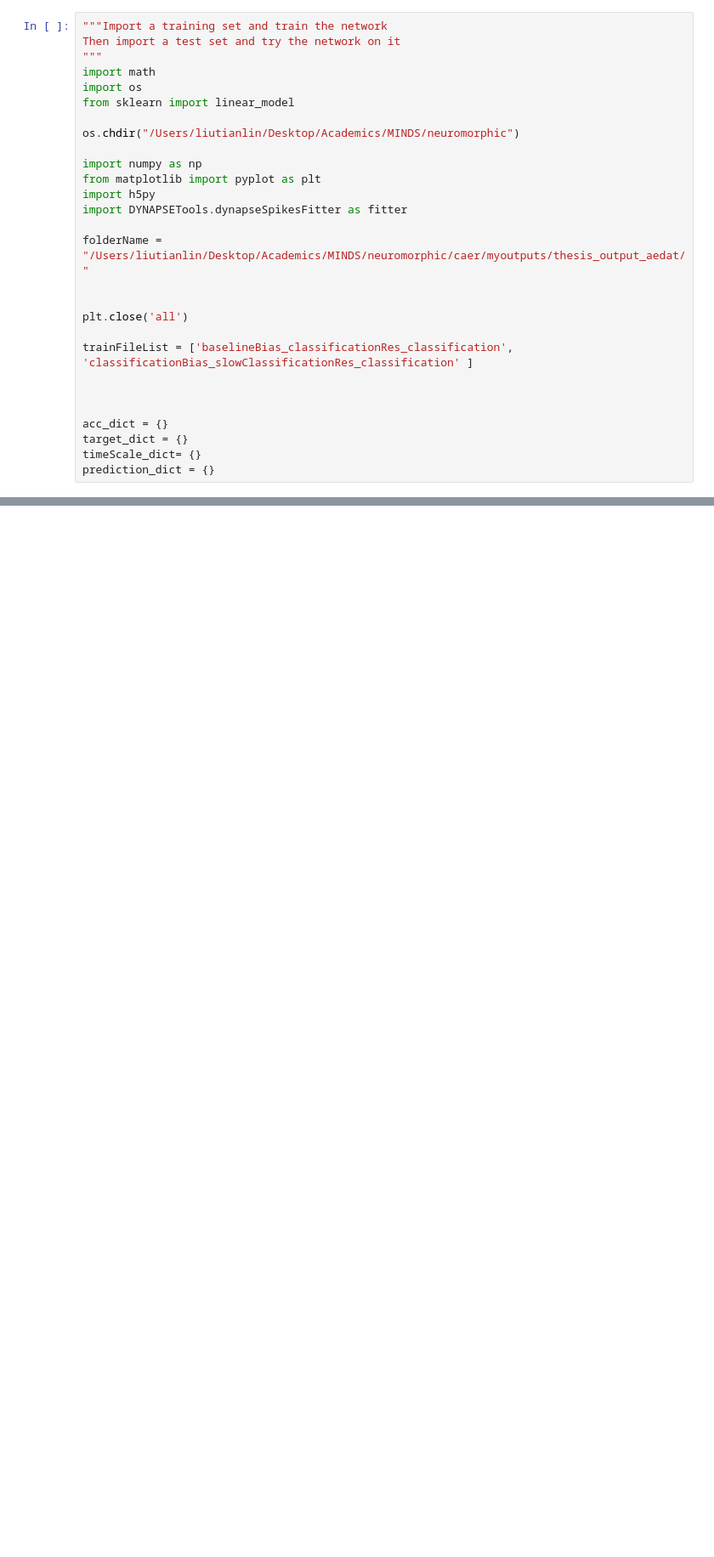
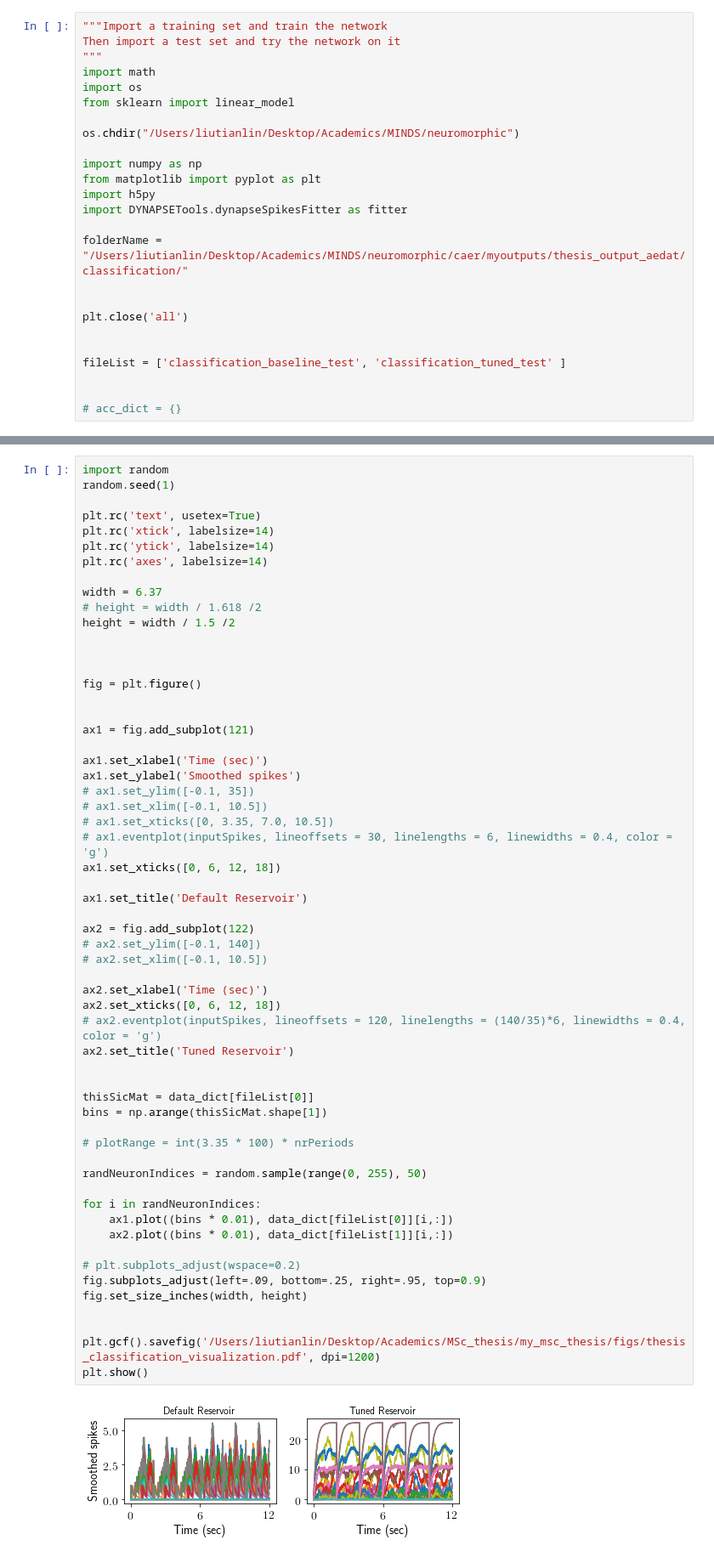
Before and after one commit to liutianlin0121/msc_thesis_code, a Jupyter notebook: sine_ramp/classification_ramp_sine.ipynb, the cells around one changed output, grey strips where cells are left out. Shown at 85% size. Saved outputs shown, nothing was run; the diff lists cells and outputs as text; blank space fills up the shorter version.

```diff
--- a/sine_ramp/classification_ramp_sine.ipynb
+++ b/sine_ramp/classification_ramp_sine.ipynb
@@ -13,16 +13,13 @@ from matplotlib import pyplot as plt
 import h5py
 import DYNAPSETools.dynapseSpikesFitter as fitter
 
-folderName = "/Users/liutianlin/Desktop/Academics/MINDS/neuromorphic/caer/myoutputs/thesis_output_aedat/"
+folderName = "/Users/liutianlin/Desktop/Academics/MINDS/neuromorphic/caer/myoutputs/thesis_output_aedat/classification/"
 
 
 plt.close('all')
 
-trainFileList = ['baselineBias_classificationRes_classification', 'classificationBias_slowClassificationRes_classification' ]
+
+fileList = ['classification_baseline_test', 'classification_tuned_test' ]
 
 
-
-acc_dict = {}
-target_dict = {}
-timeScale_dict= {}
-prediction_dict = {}
+# acc_dict = {}
@@ -90,3 +132,63 @@ Performance: 99.830000
+# %%
+import random
+random.seed(1)
+
+plt.rc('text', usetex=True)
+plt.rc('xtick', labelsize=14)
+plt.rc('ytick', labelsize=14)
+plt.rc('axes', labelsize=14)
+
+width = 6.37
+# height = width / 1.618 /2
+height = width / 1.5 /2
+
+
+
+fig = plt.figure()
+
+
+ax1 = fig.add_subplot(121)
+
+ax1.set_xlabel('Time (sec)')
+ax1.set_ylabel('Smoothed spikes')
+# ax1.set_ylim([-0.1, 35])
+# ax1.set_xlim([-0.1, 10.5])
+# ax1.set_xticks([0, 3.35, 7.0, 10.5])
+# ax1.eventplot(inputSpikes, lineoffsets = 30, linelengths = 6, linewidths = 0.4, color = 'g')
+ax1.set_xticks([0, 6, 12, 18])
+
+ax1.set_title('Default Reservoir')
+
+ax2 = fig.add_subplot(122)
+# ax2.set_ylim([-0.1, 140])
+# ax2.set_xlim([-0.1, 10.5])
+
+ax2.set_xlabel('Time (sec)')
+ax2.set_xticks([0, 6, 12, 18])
+# ax2.eventplot(inputSpikes, lineoffsets = 120, linelengths = (140/35)*6, linewidths = 0.4, color = 'g')
+ax2.set_title('Tuned Reservoir')
+
+
+thisSicMat = data_dict[fileList[0]]
+bins = np.arange(thisSicMat.shape[1])
+
+# plotRange = int(3.35 * 100) * nrPeriods
+
+randNeuronIndices = random.sample(range(0, 255), 50)
+
+for i in randNeuronIndices:
+    ax1.plot((bins * 0.01), data_dict[fileList[0]][i,:])
+    ax2.plot((bins * 0.01), data_dict[fileList[1]][i,:])
+
+# plt.subplots_adjust(wspace=0.2)
+fig.subplots_adjust(left=.09, bottom=.25, right=.95, top=0.9)
+fig.set_size_inches(width, height)
+
+
+plt.gcf().savefig('/Users/liutianlin/Desktop/Academics/MSc_thesis/my_msc_thesis/figs/thesis_classification_visualization.pdf', dpi=1200)
+plt.show()
+# %% [output]
+[figure, added]
 # %%
 
 plt.rc('text', usetex=True)
```
Also changed, not shown: parts of 5 cells of this notebook, 6 other files.
